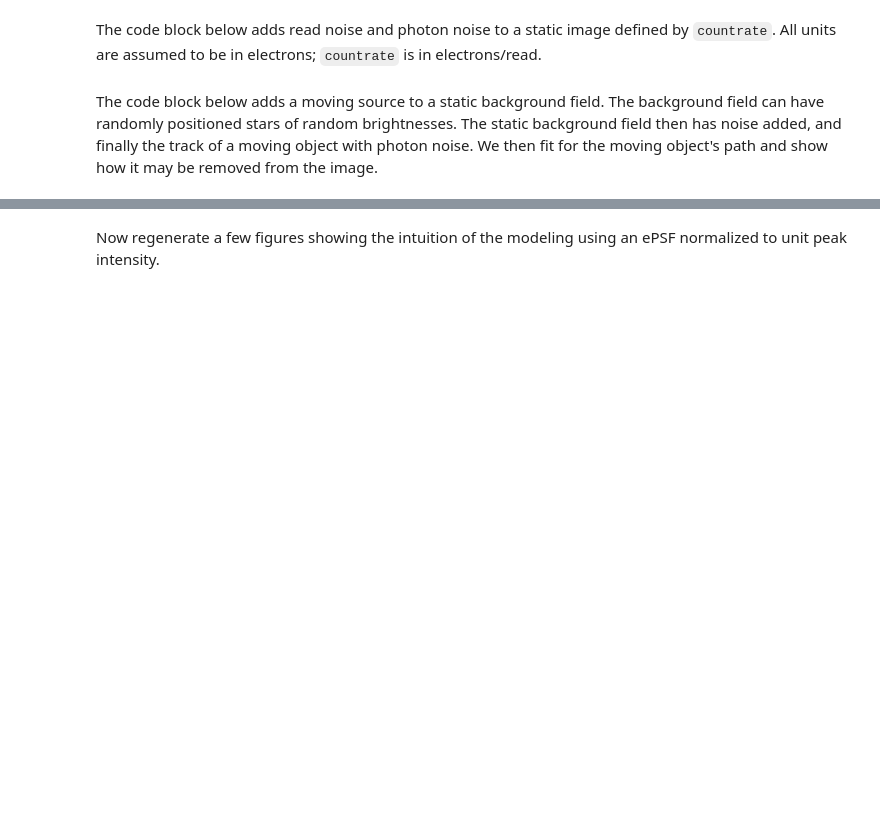
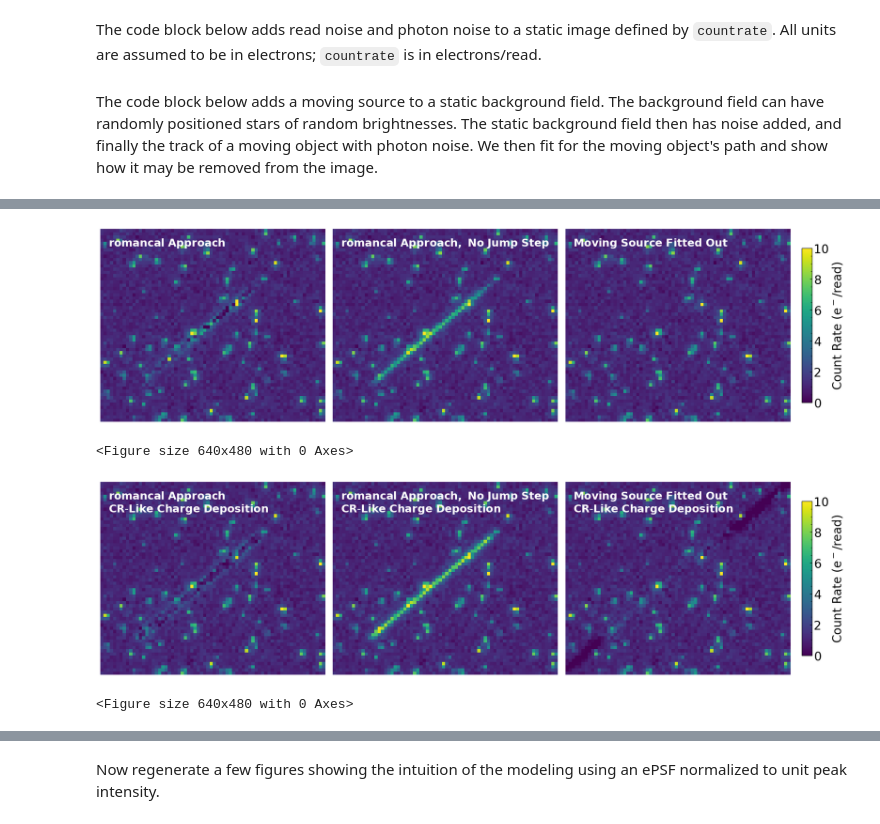
Before and after one commit to t-brandt/moving_source, a Jupyter notebook: Moving Source Demo.ipynb, the cells around one changed output, grey strips where cells are left out. Saved outputs shown, nothing was run; the diff lists cells and outputs as text; code cells hidden in the pictures; blank space fills up the shorter version.

```diff
--- a/Moving Source Demo.ipynb
+++ b/Moving Source Demo.ipynb
@@ -133 +219,17 @@ plt.clf()
 <Figure size 640x480 with 0 Axes>
+# %%
+# Now make a figure showing three panels and the behavior of romancal-style ramp fitting and jump detection
+
+makefigure([ctrates_fitramp, ctrates_fitramp_nojumps, track.static_countrate],
+           [r"${\bf romancal~Approach}$", r"${\bf romancal~Approach,~No~Jump~Step}$", r"${\bf Moving~Source~Fitted~Out}$"],
+           'Count Rate (e$^-$/read)', vmin=0, vmax=10, outfilename='romancal_comparison.pdf')
+
+makefigure([ctrates_CR_fitramp, ctrates_CR_fitramp_nojumps, track_CRlike.static_countrate],
+           [r"${\bf romancal~Approach}$", r"${\bf romancal~Approach,~No~Jump~Step}$", r"${\bf Moving~Source~Fitted~Out}$"],
+           'Count Rate (e$^-$/read)', xtralabels=[r"${\bf CR}$-${\bf Like~Charge~Deposition}$"]*3,
+           vmin=0, vmax=10, outfilename='romancal_comparison_CR.pdf')
+# %% [output]
+[figure, added]
+<Figure size 640x480 with 0 Axes>
+[figure, added]
+<Figure size 640x480 with 0 Axes>
```
Also changed, not shown: parts of 7 cells of this notebook.
